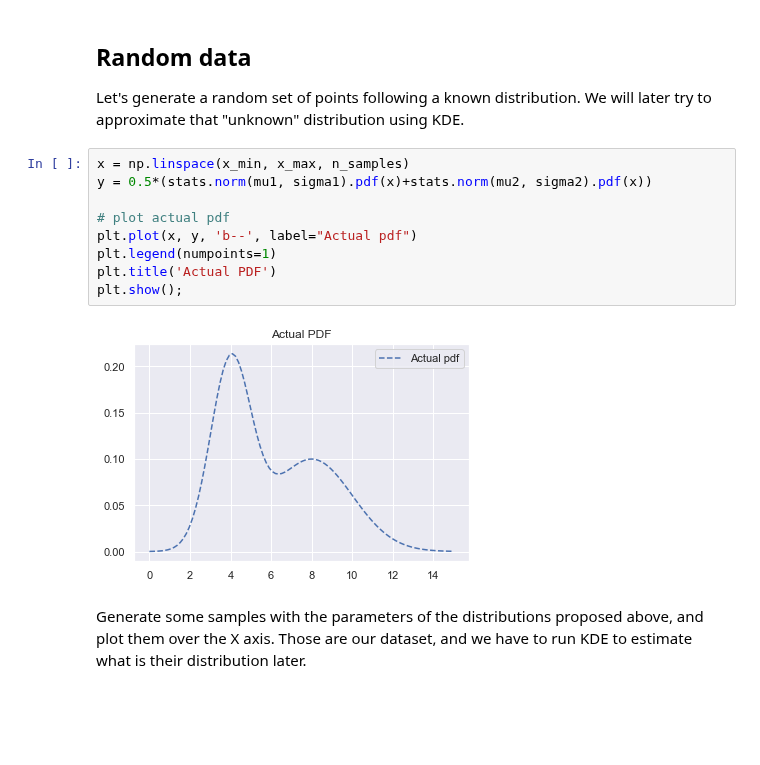
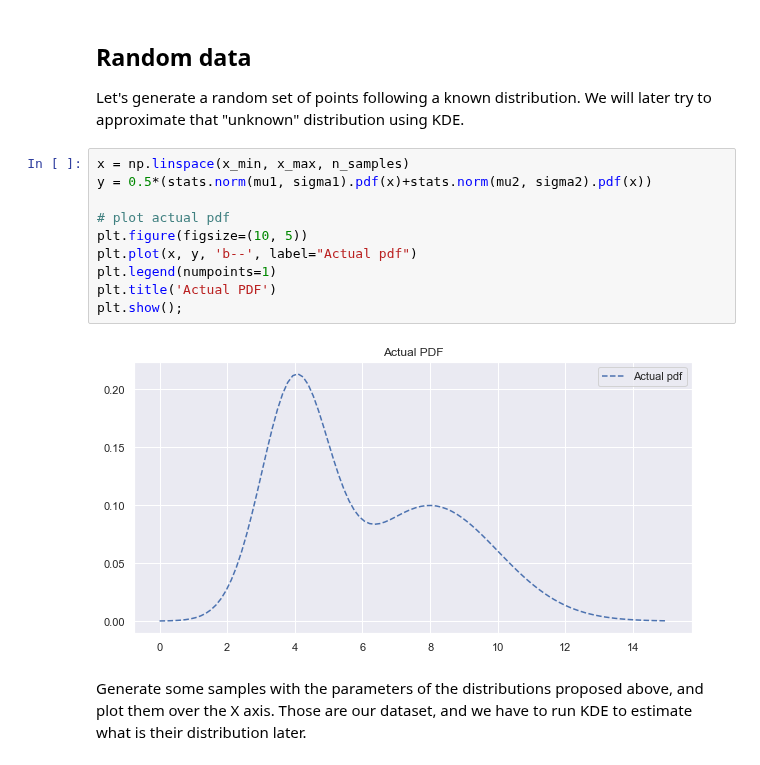
Before and after one commit to renero/class_notebooks, a Jupyter notebook: KDE.ipynb, the cells around one changed output. Cells and saved outputs as stored; diff of their text form; blank space fills up the shorter version.

```diff
--- a/KDE.ipynb
+++ b/KDE.ipynb
@@ -61,14 +67,15 @@ Let's generate a random set of points following a known distribution. We will la
 # %%
 x = np.linspace(x_min, x_max, n_samples)
 y = 0.5*(stats.norm(mu1, sigma1).pdf(x)+stats.norm(mu2, sigma2).pdf(x))
 
 # plot actual pdf
+plt.figure(figsize=(10, 5))
 plt.plot(x, y, 'b--', label="Actual pdf")
 plt.legend(numpoints=1)
 plt.title('Actual PDF')
 plt.show();
 # %% [output]
-[figure, old version]
+[figure, new version]
 # %% [markdown]
 Generate some samples with the parameters of the distributions proposed above, and plot them over the X axis. Those are our dataset, and we have to run KDE to estimate what is their distribution later.
 # %%
```
Also changed, not shown: parts of 23 cells of this notebook.
